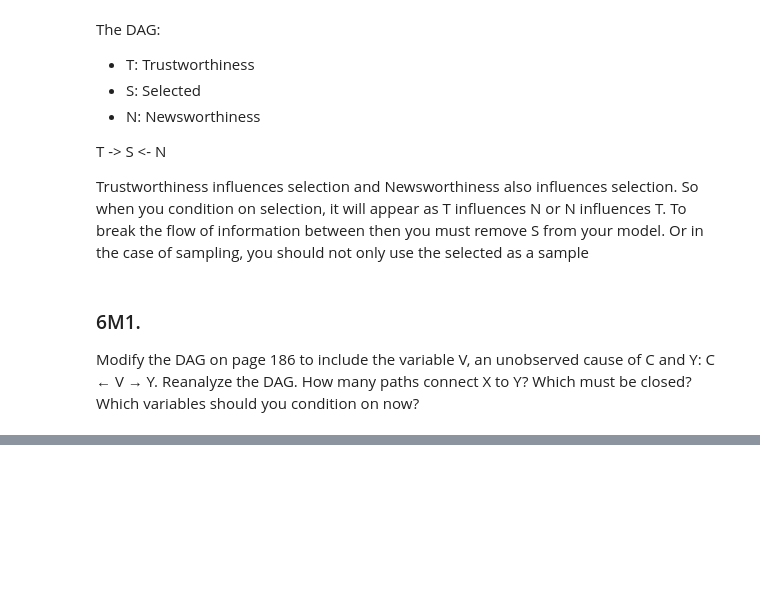
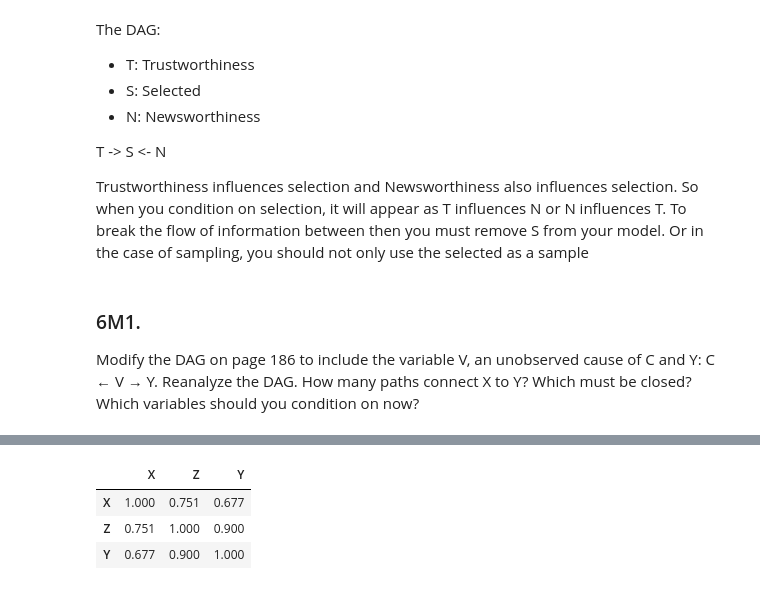
Before and after one commit to Giuco/statistical-rethinking, a Jupyter notebook: notebooks/Chapter 6/Ch6 - Practice.ipynb, the cells around one changed output, grey strips where cells are left out. Cells and saved outputs as stored; diff of their text form; code cells hidden in the pictures; blank space fills up the shorter version.

```diff
--- a/notebooks/Chapter 6/Ch6 - Practice.ipynb
+++ b/notebooks/Chapter 6/Ch6 - Practice.ipynb
@@ -83,0 +192,7 @@ Modify the DAG on page 186 to include the variable V, an unobserved cause of C a
+# %%
+df.corr()
+# %% [output]
+|  | X | Z | Y |
+| X | 1.000 | 0.751 | 0.677 |
+| Z | 0.751 | 1.000 | 0.900 |
+| Y | 0.677 | 0.900 | 1.000 |
```
Also changed, not shown: parts of 41 cells of this notebook.
